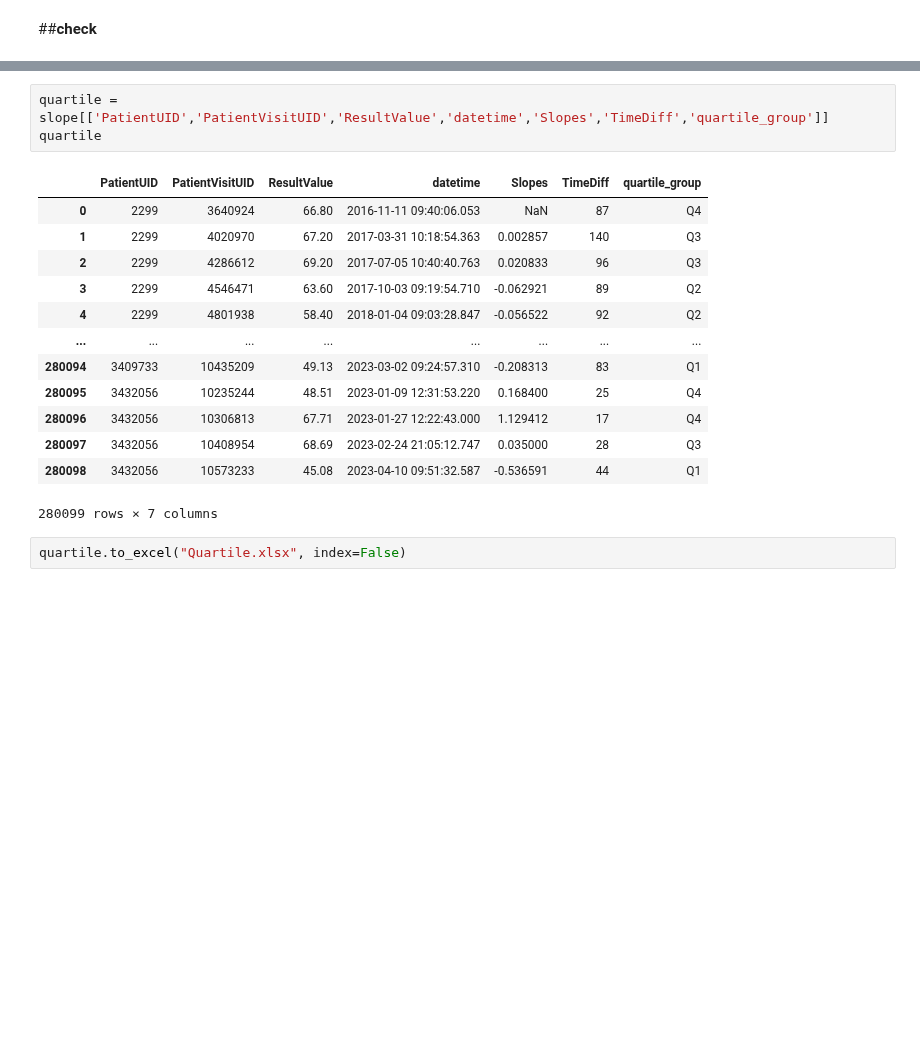
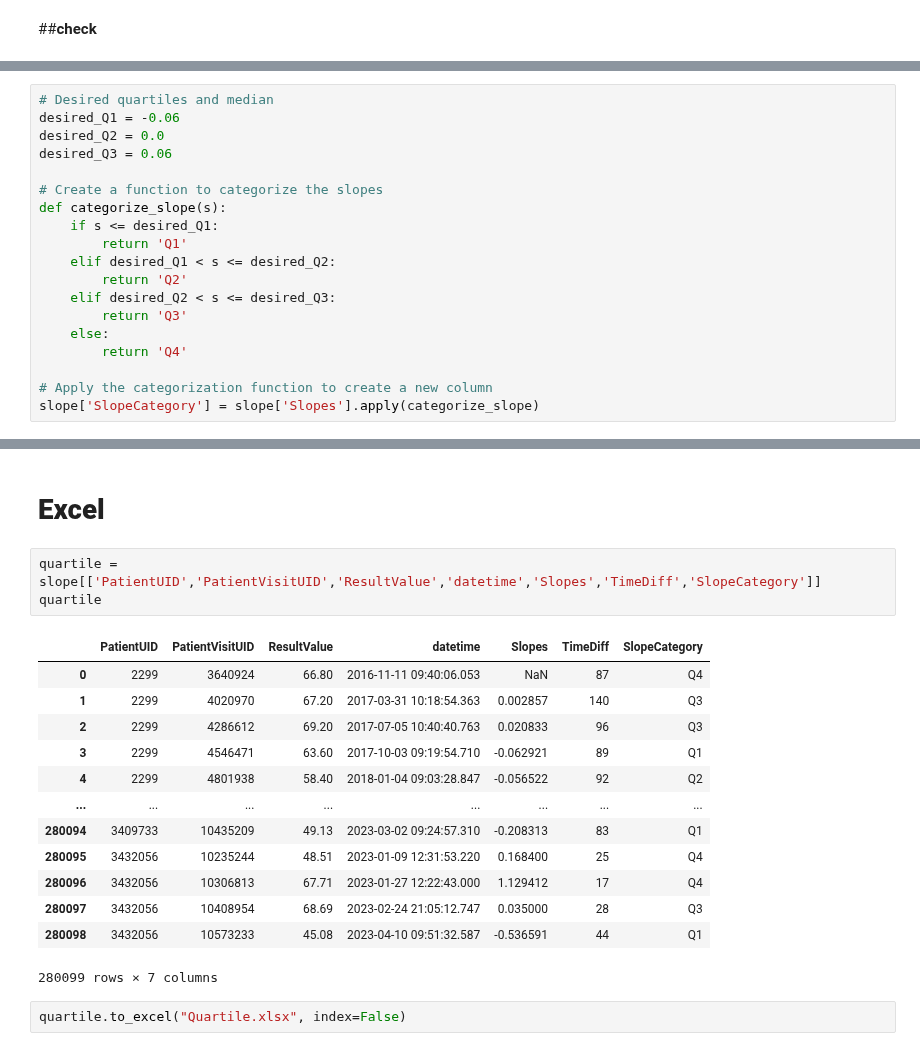
Before and after one commit to nxxk23/PROJECT, a Jupyter notebook: Quartile.ipynb, the cells around one changed output, grey strips where cells are left out. Saved outputs shown, nothing was run; the diff lists cells and outputs as text; blank space fills up the shorter version.

```diff
--- a/Quartile.ipynb
+++ b/Quartile.ipynb
@@ -131,3 +133,22 @@ slope['Slopes'].median()
+# %%
+# Desired quartiles and median
+desired_Q1 = -0.06
+desired_Q2 = 0.0
+desired_Q3 = 0.06
+
+# Create a function to categorize the slopes
+def categorize_slope(s):
+    if s <= desired_Q1:
+        return 'Q1'
+    elif desired_Q1 < s <= desired_Q2:
+        return 'Q2'
+    elif desired_Q2 < s <= desired_Q3:
+        return 'Q3'
+    else:
+        return 'Q4'
+
+# Apply the categorization function to create a new column
+slope['SlopeCategory'] = slope['Slopes'].apply(categorize_slope)
 # %%
 slope
 # %% [output]
@@ -159,12 +210,14 @@ Quartile Group Q2: 70015 records
+# %% [markdown]
+# **Excel**
 # %%
-quartile = slope[['PatientUID','PatientVisitUID','ResultValue','datetime','Slopes','TimeDiff','quartile_group']]
+quartile = slope[['PatientUID','PatientVisitUID','ResultValue','datetime','Slopes','TimeDiff','SlopeCategory']]
 quartile
 # %% [output]
-|  | PatientUID | PatientVisitUID | ResultValue | datetime | Slopes | TimeDiff | quartile_group |
+|  | PatientUID | PatientVisitUID | ResultValue | datetime | Slopes | TimeDiff | SlopeCategory |
 | 0 | 2299 | 3640924 | 66.80 | 2016-11-11 09:40:06.053 | NaN | 87 | Q4 |
 | 1 | 2299 | 4020970 | 67.20 | 2017-03-31 10:18:54.363 | 0.002857 | 140 | Q3 |
 | 2 | 2299 | 4286612 | 69.20 | 2017-07-05 10:40:40.763 | 0.020833 | 96 | Q3 |
-| 3 | 2299 | 4546471 | 63.60 | 2017-10-03 09:19:54.710 | -0.062921 | 89 | Q2 |
+| 3 | 2299 | 4546471 | 63.60 | 2017-10-03 09:19:54.710 | -0.062921 | 89 | Q1 |
 | 4 | 2299 | 4801938 | 58.40 | 2018-01-04 09:03:28.847 | -0.056522 | 92 | Q2 |
 | ... | ... | ... | ... | ... | ... | ... | ... |
 | 280094 | 3409733 | 10435209 | 49.13 | 2023-03-02 09:24:57.310 | -0.208313 | 83 | Q1 |
```
Also changed, not shown: parts of 21 cells of this notebook.
